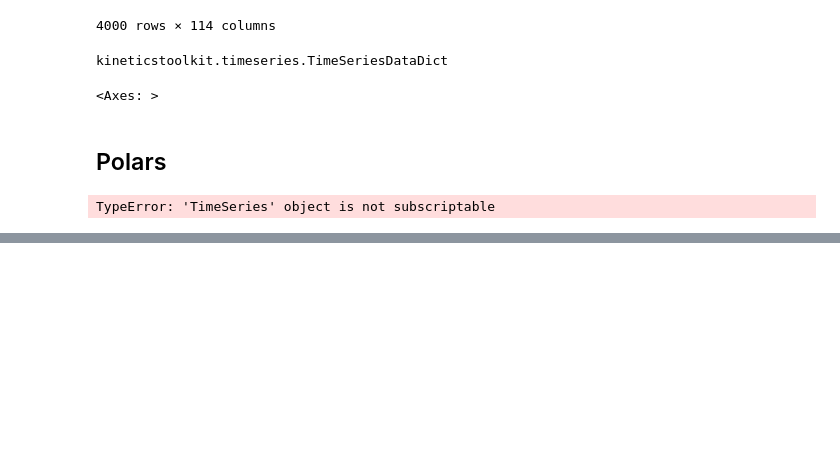
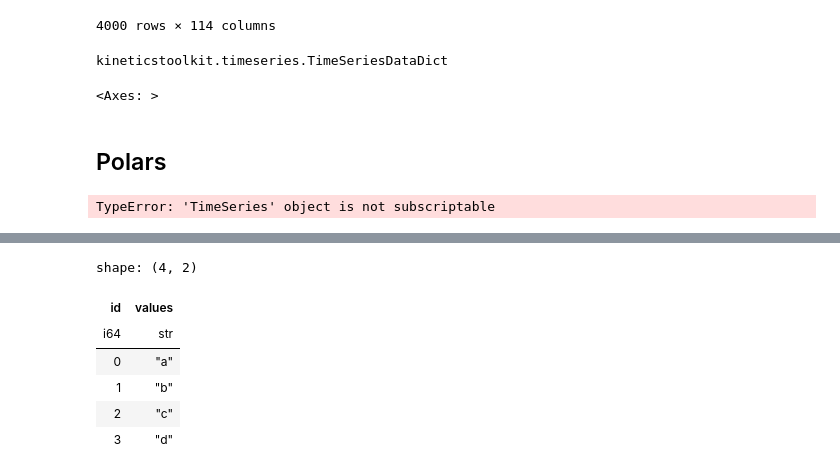
Before and after one commit to UniExeterRSE/LISA, a Jupyter notebook: notebooks/data_explore.ipynb, the cells around one changed output, grey strips where cells are left out. Drawn from its saved outputs; the diff is of its cells as text; code cells hidden in the pictures; blank space fills up the shorter version.

```diff
--- a/notebooks/data_explore.ipynb
+++ b/notebooks/data_explore.ipynb
@@ -209,0 +258,30 @@ TypeError: 'TimeSeries' object is not subscriptable
+# %%
+df1 = (
+    pl.DataFrame(
+        {
+            "id":[0,1],
+            "values":["a","b"],
+        }
+    )
+)
+
+df2 = (
+    pl.DataFrame(
+        {
+            "values":["c","d"],
+            "id":[2,3],
+            "fvfvf":[1,2]
+        }
+    )
+)
+# %%
+df2 = df2.select(df1.columns)
+df1.vstack(df2)
+# %% [output]
+shape: (4, 2)
+| id | values |
+| i64 | str |
+| 0 | "a" |
+| 1 | "b" |
+| 2 | "c" |
+| 3 | "d" |
```
Also changed, not shown: parts of 5 cells of this notebook, 2 other files.
